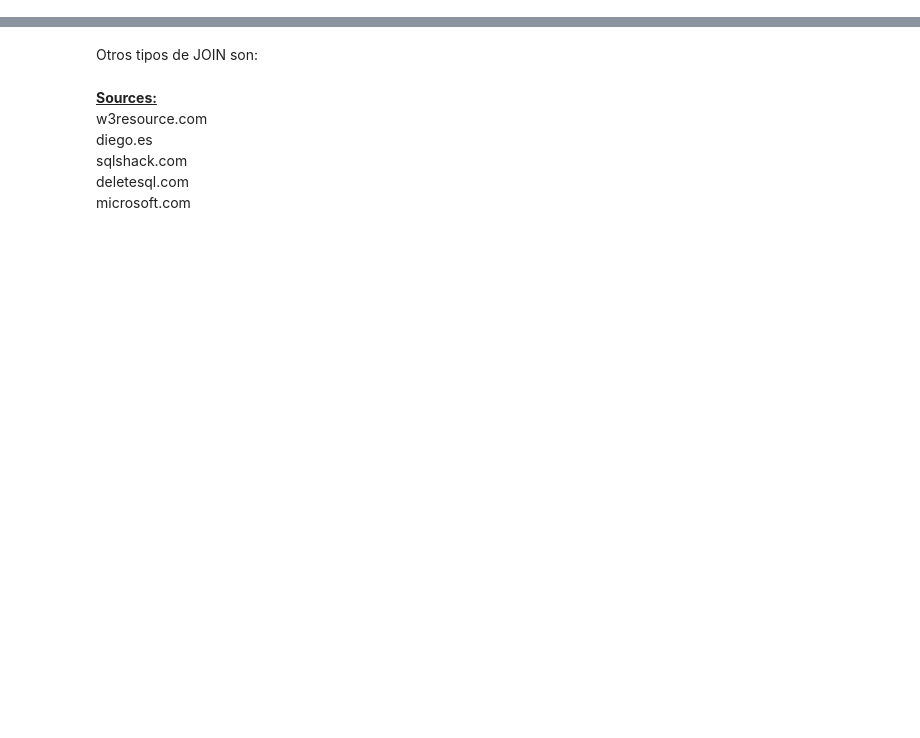
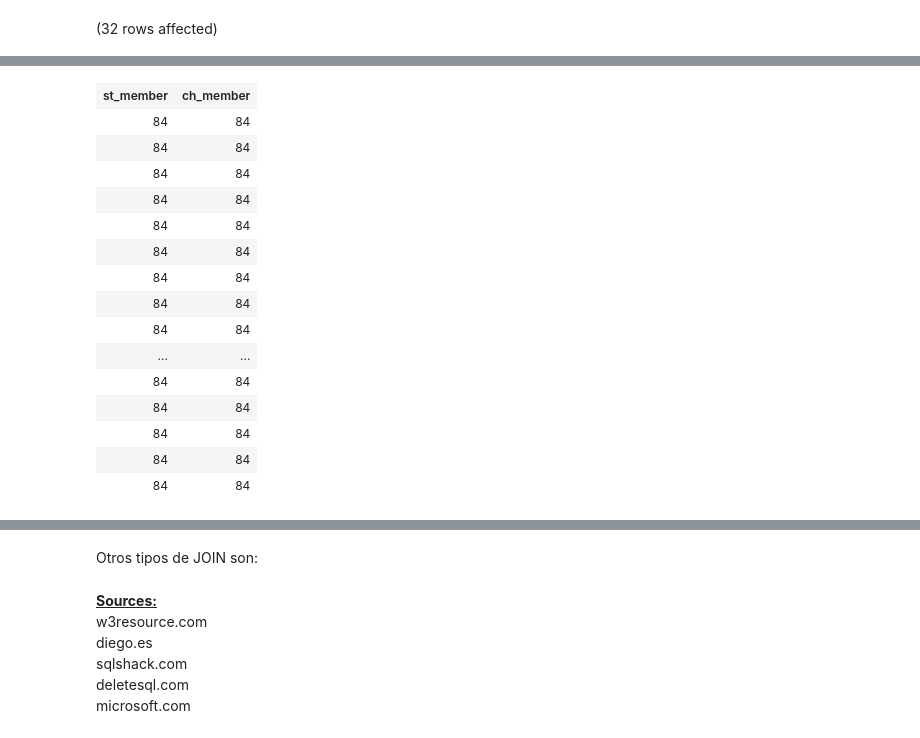
Before and after one commit to faroche/2021_UMG_BD1, a Jupyter notebook: 2021_WE#13_DML.ipynb, the cells around one changed output, grey strips where cells are left out. Drawn from its saved outputs; the diff is of its cells as text; code cells hidden in the pictures; blank space fills up the shorter version.

```diff
--- a/2021_WE#13_DML.ipynb
+++ b/2021_WE#13_DML.ipynb
@@ -116,7 +116,7 @@ FROM table_a ta LEFT JOIN table_b tb
 -- Mostrar el ID de un Cliente que tenga datos en Estado de Cuenta y Cargos
 USE [Credit]
 DECLARE @id INT
-SELECT @id = 45
+SELECT @id = 84
 
 SELECT st.member_no as [st_member], ch.member_no [ch_member]
 FROM Member M LEFT JOIN [statement] st
@@ -124,3 +124,5 @@ FROM Member M LEFT JOIN [statement] st
 LEFT JOIN charge ch
     ON M.member_no = ch.member_no
 WHERE m.member_no = @id
+# %% [output]
+(32 rows affected)
@@ -127,3 +130,19 @@ WHERE m.member_no = @id
+| st_member | ch_member |
+| 84 | 84 |
+| 84 | 84 |
+| 84 | 84 |
+| 84 | 84 |
+| 84 | 84 |
+| 84 | 84 |
+| 84 | 84 |
+| 84 | 84 |
+| 84 | 84 |
+| ... | ... |
+| 84 | 84 |
+| 84 | 84 |
+| 84 | 84 |
+| 84 | 84 |
+| 84 | 84 |
 # %%
 -- EJEMPLO 2
 --- Mostrar el ID de un Cliente que tenga al menos un pago y se muestre la suma.
```
Also changed, not shown: parts of 7 cells of this notebook.
